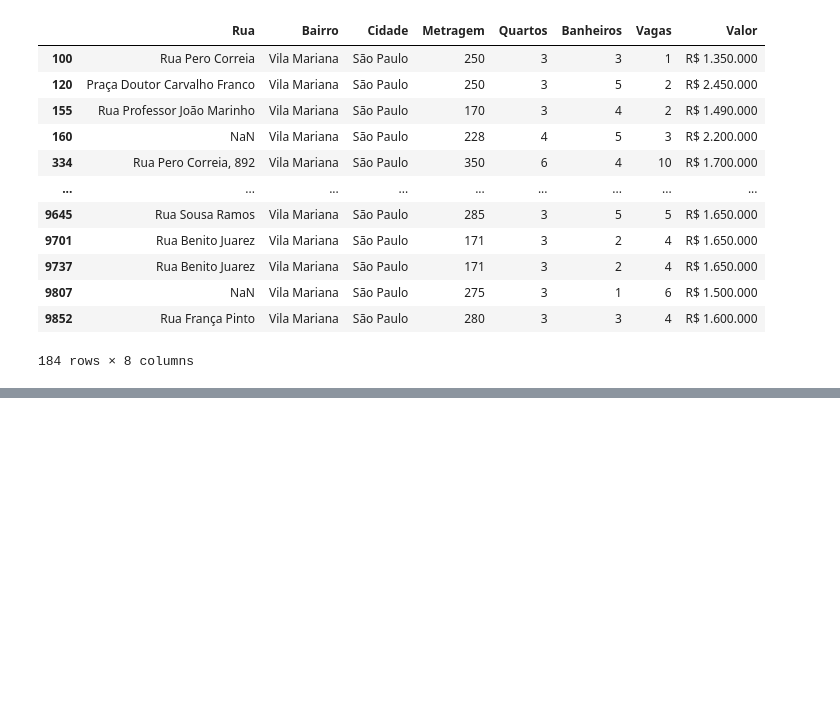
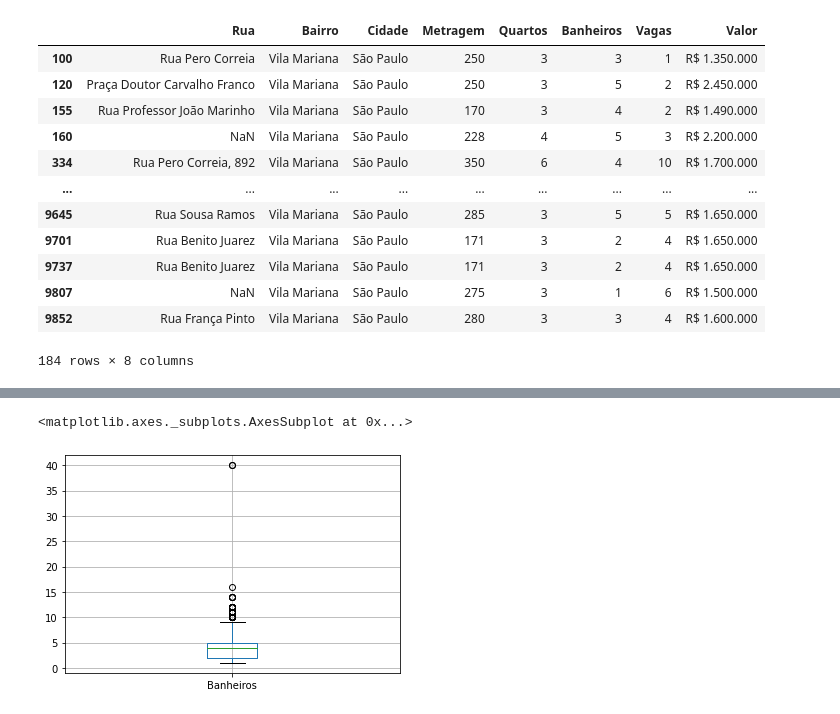
Before and after one commit to yorinori/imersao_dados4_Alura, a Jupyter notebook: Aula01_Imersao_dados_04.ipynb, the cells around one changed output, grey strips where cells are left out. Saved outputs shown, nothing was run; the diff lists cells and outputs as text; code cells hidden in the pictures; blank space fills up the shorter version.

```diff
--- a/Aula01_Imersao_dados_04.ipynb
+++ b/Aula01_Imersao_dados_04.ipynb
@@ -305,0 +356,5 @@ dados.query("Bairro == 'Vila Mariana'")
+# %%
+dados.boxplot(column='Banheiros')
+# %% [output]
+<matplotlib.axes._subplots.AxesSubplot at 0x...>
+[figure, added]
```
Also changed, not shown: parts of 24 cells of this notebook.
